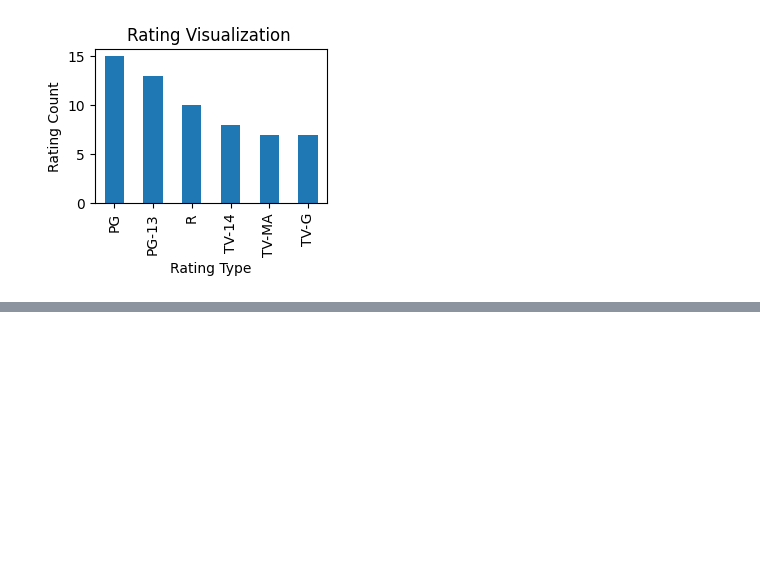
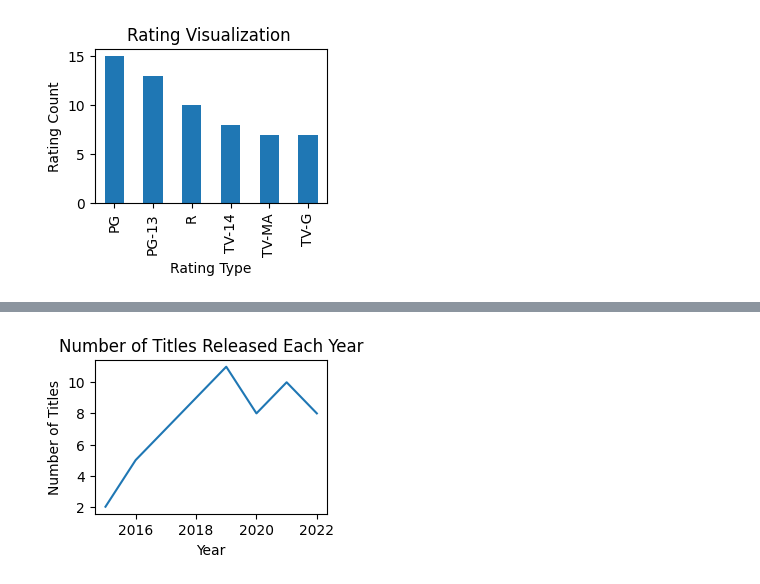
Before and after one commit to minSara02-FromTheStart/Pandas_Daily_Practice, a Jupyter notebook: Netflix Content Analysis/Netflix.ipynb, the cells around one changed output, grey strips where cells are left out. Saved outputs shown, nothing was run; the diff lists cells and outputs as text; code cells hidden in the pictures; blank space fills up the shorter version.

Commit message:
line chart

```diff
--- a/Netflix Content Analysis/Netflix.ipynb
+++ b/Netflix Content Analysis/Netflix.ipynb
@@ -120,3 +120,7 @@ plt.ylabel("Rating Count")
 plt.show()
 # %% [output]
 [figure]
+# %%
+#Is content increasing over time?
+year_counts = df["release_year"].value_counts().sort_index()
+print(year_counts)
@@ -122,0 +138,10 @@ plt.show()
+# %%
+plt.figure(figsize=(3,2))
+year_counts.plot(kind="line")
+plt.title("Number of Titles Released Each Year")
+plt.xlabel("Year")
+plt.ylabel("Number of Titles")
+
+plt.show()
+# %% [output]
+[figure, added]
```
Also changed, not shown: parts of 1 cell of this notebook.
